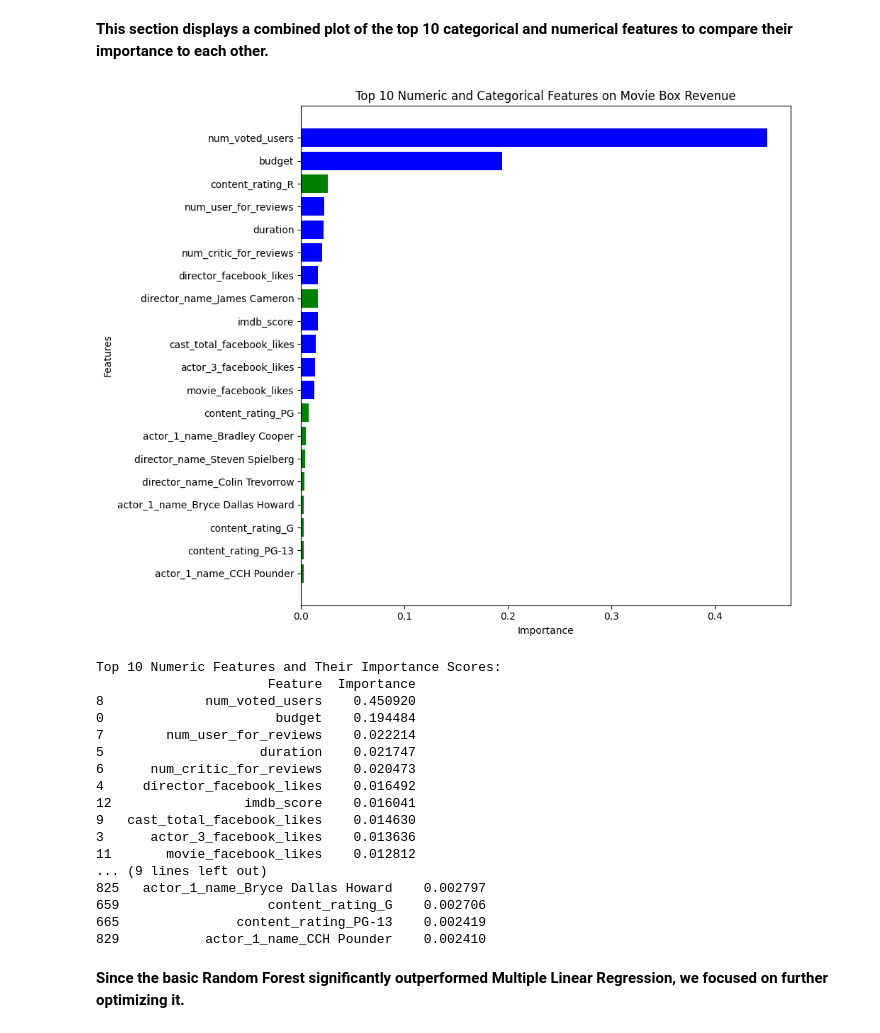
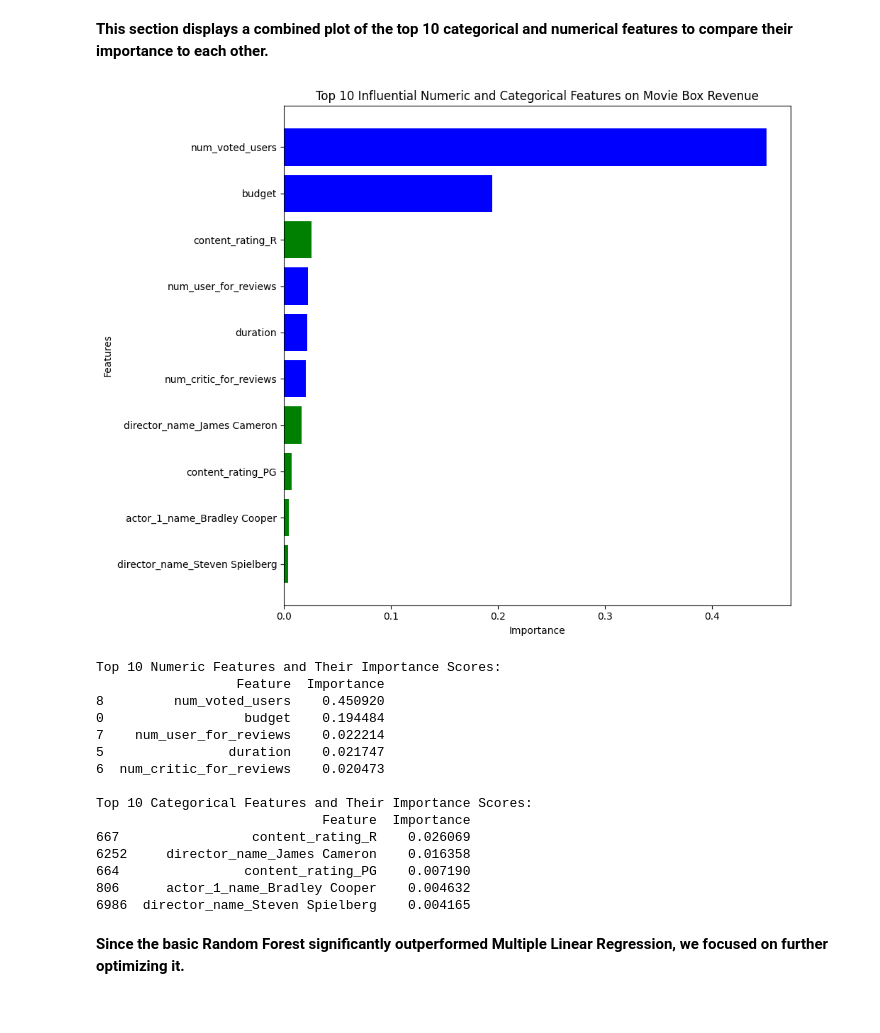
Before and after one commit to LegallyNotBlonde/Movie_Analysis, a Jupyter notebook: Main_Code_Colab.ipynb, the cells around one changed output. Saved outputs shown, nothing was run; the diff lists cells and outputs as text; code cells hidden in the pictures.

```diff
--- a/Main_Code_Colab.ipynb
+++ b/Main_Code_Colab.ipynb
@@ -522,37 +522,37 @@ categorical_encoded_features = [col for col in all_feature_names if any(col.star
 
 # Identify numeric features (columns of type 'int64' or 'float64')
 numeric_features = X.select_dtypes(include=['int64', 'float64']).columns
 
 # Creating DataFrames for numeric and categorical features
 numeric_importance_df = features_importance_df[features_importance_df['Feature'].isin(numeric_features)]
 categorical_importance_df = features_importance_df[features_importance_df['Feature'].isin(categorical_encoded_features)]
 
 # Sorting and selecting the top 10 most influential features for each type
-top_numeric_features = numeric_importance_df.sort_values(by='Importance', ascending=False).head(10)
-top_categorical_features = categorical_importance_df.sort_values(by='Importance', ascending=False).head(10)
+top_numeric_features = numeric_importance_df.sort_values(by='Importance', ascending=False).head(5)
+top_categorical_features = categorical_importance_df.sort_values(by='Importance', ascending=False).head(5)
 
 # Concatenating numeric and categorical features
 combined_features = pd.concat([top_numeric_features, top_categorical_features])
 
 # Sort by 'Importance' across all features
 combined_features = combined_features.sort_values(by='Importance', ascending=False)
 
 # Assign colors: blue for numeric and green for categorical
 # Creating a color list where 'blue' corresponds to numeric and 'green' to categorical
 combined_features['Color'] = combined_features['Feature'].apply(lambda x: 'blue' if x in numeric_features else 'green')
 
 # Plotting the combined features sorted by Importance
 plt.figure(figsize=(10, 8))
 plt.barh(combined_features['Feature'][::-1], combined_features['Importance'][::-1], color=combined_features['Color'][::-1])
 plt.xlabel('Importance')
 plt.ylabel('Features')
-plt.title('Top 20 Influential Numeric and Categorical Features on Movie Box Revenue')
+plt.title('Top 10 Influential Numeric and Categorical Features on Movie Box Revenue')
 plt.tight_layout()
 # Save the figure as a PNG file
 plt.savefig('feature importance basic random forest.png', format='png')
 plt.show()
 # %% [output]
-[figure, old version]
+[figure, new version]
 # %%
 # Output the top 10 numeric and categorical features with their importance scores
 print("Top 10 Numeric Features and Their Importance Scores:")
@@ -562,22 +562,20 @@ print("\nTop 10 Categorical Features and Their Importance Scores:")
 print(top_categorical_features)
 # %% [output]
 Top 10 Numeric Features and Their Importance Scores:
-                      Feature  Importance
-8             num_voted_users    0.450920
-0                      budget    0.194484
-7        num_user_for_reviews    0.022214
-5                    duration    0.021747
-6      num_critic_for_reviews    0.020473
-4     director_facebook_likes    0.016492
-12                 imdb_score    0.016041
-9   cast_total_facebook_likes    0.014630
-3      actor_3_facebook_likes    0.013636
-11       movie_facebook_likes    0.012812
-... (9 lines left out)
-825   actor_1_name_Bryce Dallas Howard    0.002797
-659                   content_rating_G    0.002706
-665               content_rating_PG-13    0.002419
-829           actor_1_name_CCH Pounder    0.002410
+                  Feature  Importance
+8         num_voted_users    0.450920
+0                  budget    0.194484
+7    num_user_for_reviews    0.022214
+5                duration    0.021747
+6  num_critic_for_reviews    0.020473
+
+Top 10 Categorical Features and Their Importance Scores:
+                             Feature  Importance
+667                 content_rating_R    0.026069
+6252     director_name_James Cameron    0.016358
+664                content_rating_PG    0.007190
+806      actor_1_name_Bradley Cooper    0.004632
+6986  director_name_Steven Spielberg    0.004165
 # %% [markdown]
 **Since the basic Random Forest significantly outperformed Multiple Linear Regression, we focused on further optimizing it.**
 # %% [markdown]
```
Also changed, not shown: parts of 7 cells of this notebook, 7 other files.
